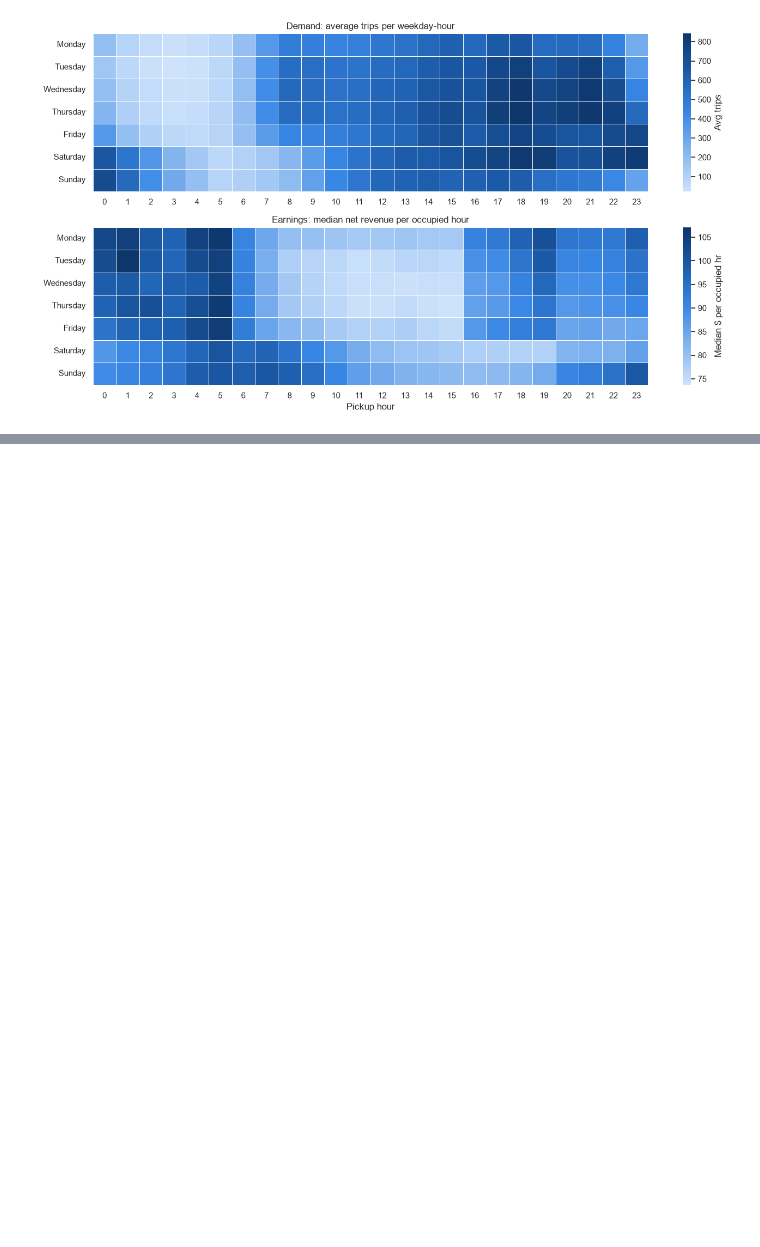
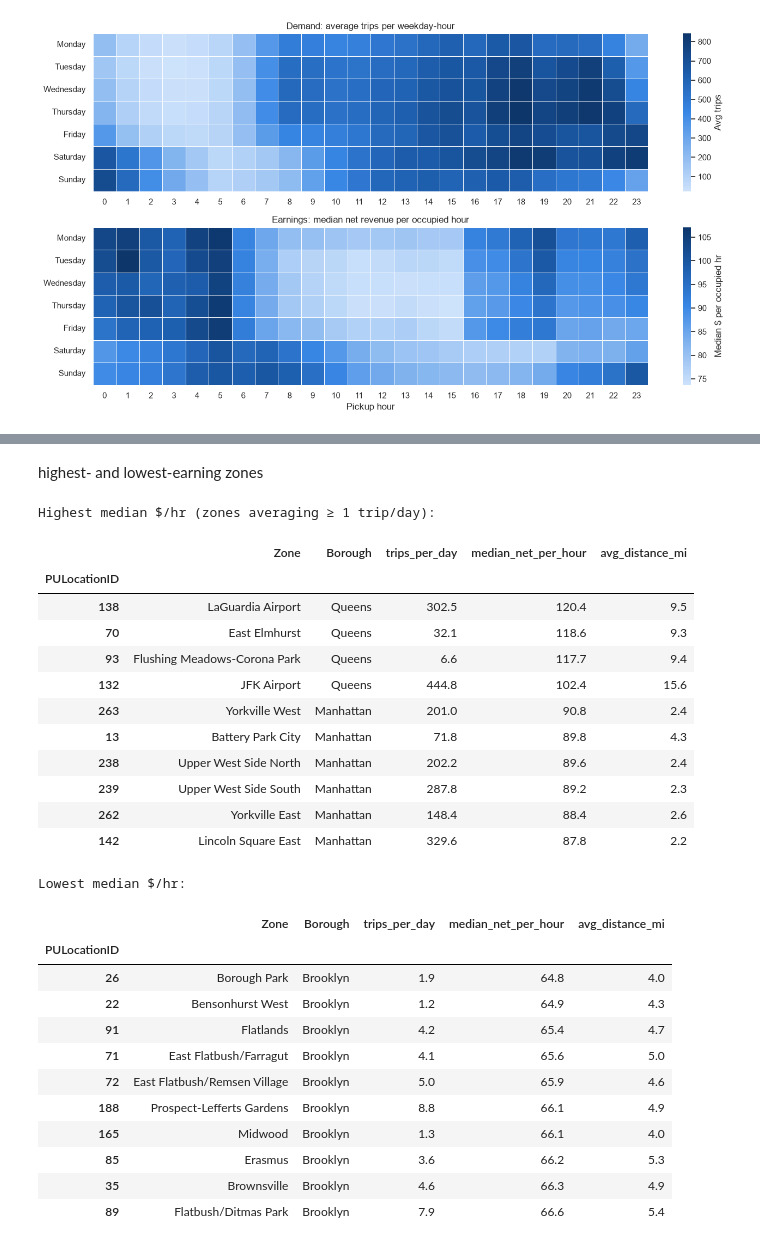
Before and after one commit to VicenteAlfonsoB/nyc-taxi-fleet-optimization, a Jupyter notebook: notebooks/02_fleet_optimization.ipynb, the cells around one changed output, grey strips where cells are left out. Saved outputs shown, nothing was run; the diff lists cells and outputs as text; code cells hidden in the pictures; blank space fills up the shorter version.

```diff
--- a/notebooks/02_fleet_optimization.ipynb
+++ b/notebooks/02_fleet_optimization.ipynb
@@ -300,0 +335,35 @@ plt.show()
+# %% [markdown]
+highest- and lowest-earning zones
+# %%
+cols = ["Zone", "Borough", "trips_per_day", "median_net_per_hour", "avg_distance_mi"]
+print("Highest median $/hr (zones averaging ≥ 1 trip/day):")
+display(active.nlargest(10, "median_net_per_hour")[cols].round(1))
+print("Lowest median $/hr:")
+display(active.nsmallest(10, "median_net_per_hour")[cols].round(1))
+# %% [output]
+Highest median $/hr (zones averaging ≥ 1 trip/day):
+|  | Zone | Borough | trips_per_day | median_net_per_hour | avg_distance_mi |
+| PULocationID |  |  |  |  |  |
+| 138 | LaGuardia Airport | Queens | 302.5 | 120.4 | 9.5 |
+| 70 | East Elmhurst | Queens | 32.1 | 118.6 | 9.3 |
+| 93 | Flushing Meadows-Corona Park | Queens | 6.6 | 117.7 | 9.4 |
+| 132 | JFK Airport | Queens | 444.8 | 102.4 | 15.6 |
+| 263 | Yorkville West | Manhattan | 201.0 | 90.8 | 2.4 |
+| 13 | Battery Park City | Manhattan | 71.8 | 89.8 | 4.3 |
+| 238 | Upper West Side North | Manhattan | 202.2 | 89.6 | 2.4 |
+| 239 | Upper West Side South | Manhattan | 287.8 | 89.2 | 2.3 |
+| 262 | Yorkville East | Manhattan | 148.4 | 88.4 | 2.6 |
+| 142 | Lincoln Square East | Manhattan | 329.6 | 87.8 | 2.2 |
+Lowest median $/hr:
+|  | Zone | Borough | trips_per_day | median_net_per_hour | avg_distance_mi |
+| PULocationID |  |  |  |  |  |
+| 26 | Borough Park | Brooklyn | 1.9 | 64.8 | 4.0 |
+| 22 | Bensonhurst West | Brooklyn | 1.2 | 64.9 | 4.3 |
+| 91 | Flatlands | Brooklyn | 4.2 | 65.4 | 4.7 |
+| 71 | East Flatbush/Farragut | Brooklyn | 4.1 | 65.6 | 5.0 |
+| 72 | East Flatbush/Remsen Village | Brooklyn | 5.0 | 65.9 | 4.6 |
+| 188 | Prospect-Lefferts Gardens | Brooklyn | 8.8 | 66.1 | 4.9 |
+| 165 | Midwood | Brooklyn | 1.3 | 66.1 | 4.0 |
+| 85 | Erasmus | Brooklyn | 3.6 | 66.2 | 5.3 |
+| 35 | Brownsville | Brooklyn | 4.6 | 66.3 | 4.9 |
+| 89 | Flatbush/Ditmas Park | Brooklyn | 7.9 | 66.6 | 5.4 |
```
Also changed, not shown: parts of 7 cells of this notebook, 3 other files.
